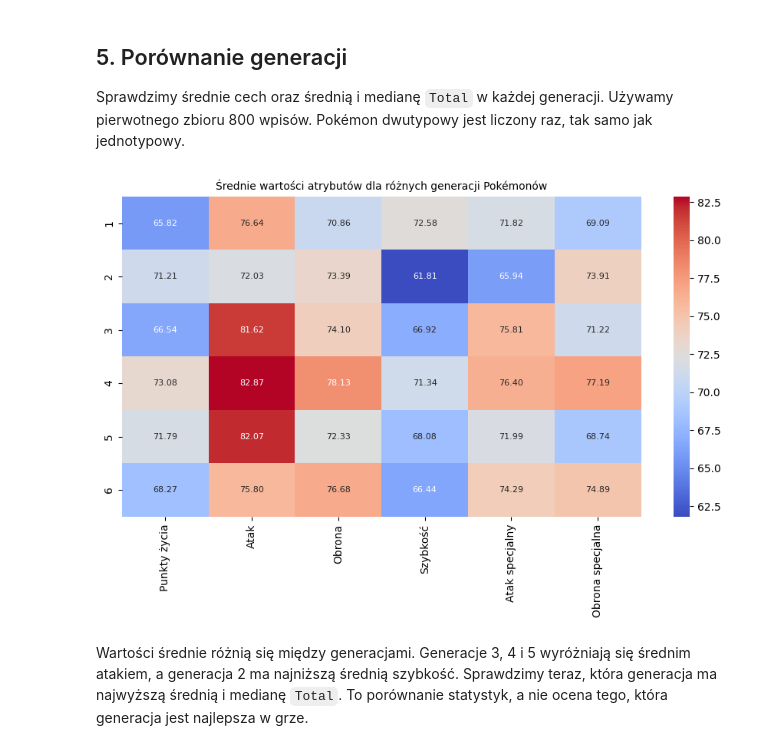
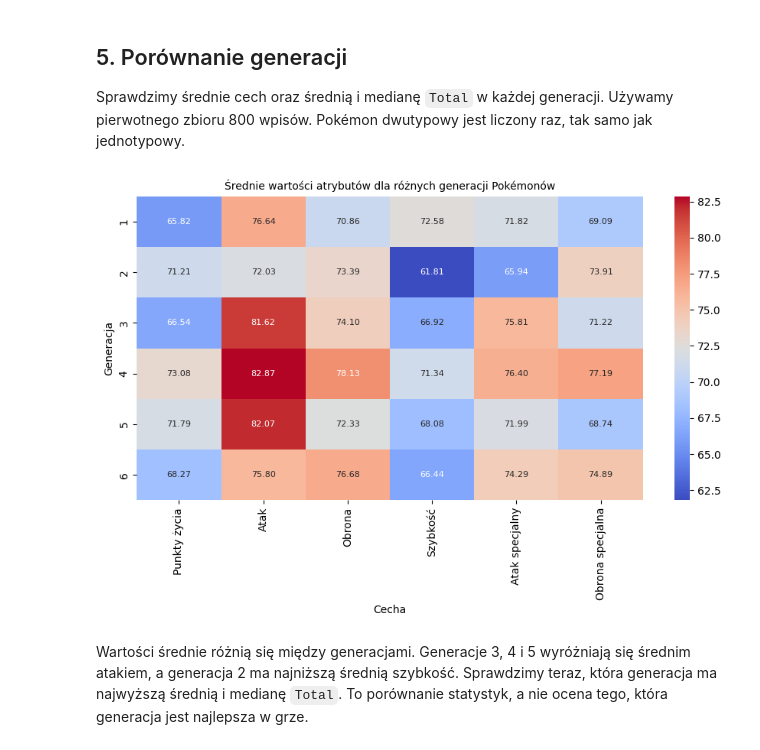
Before and after one commit to Kubix-commits/Wizualizacja-Danych, a Jupyter notebook: Projekt - wizualizacja/Wnioskowanie statystyczne.ipynb, the cells around one changed output. Saved outputs shown, nothing was run; the diff lists cells and outputs as text; code cells hidden in the pictures.

```diff
--- a/Projekt - wizualizacja/Wnioskowanie statystyczne.ipynb
+++ b/Projekt - wizualizacja/Wnioskowanie statystyczne.ipynb
@@ -478,14 +545,16 @@ Sprawdzimy średnie cech oraz średnią i medianę `Total` w każdej generacji.
 # %%
 plt.figure(figsize=(9, 6))
 srednie_wedlug_generacji = dane.groupby('Generation')[kolumny_statystyk].mean().reset_index()
 sns.heatmap(srednie_wedlug_generacji[['HP', 'Attack', 'Defense', 'Speed', 'Sp. Atk', 'Sp. Def']].rename(columns=nazwy_cech),
              yticklabels=srednie_wedlug_generacji['Generation'],
              xticklabels=True, cmap='coolwarm', fmt=".2f", annot=True, annot_kws={"size": 8})
 plt.title("Średnie wartości atrybutów dla różnych generacji Pokémonów", fontsize=10)
+plt.xlabel('Cecha')
+plt.ylabel('Generacja')
 plt.tight_layout()
 plt.show()
 # %% [output]
-[figure, old version]
+[figure, new version]
 # %% [markdown]
 Wartości średnie różnią się między generacjami. Generacje 3, 4 i 5 wyróżniają się średnim atakiem, a generacja 2 ma najniższą średnią szybkość. Sprawdzimy teraz, która generacja ma najwyższą średnią i medianę `Total`. To porównanie statystyk, a nie ocena tego, która generacja jest najlepsza w grze.
 # %%
```
Also changed, not shown: parts of 22 cells of this notebook, 1 other file.
